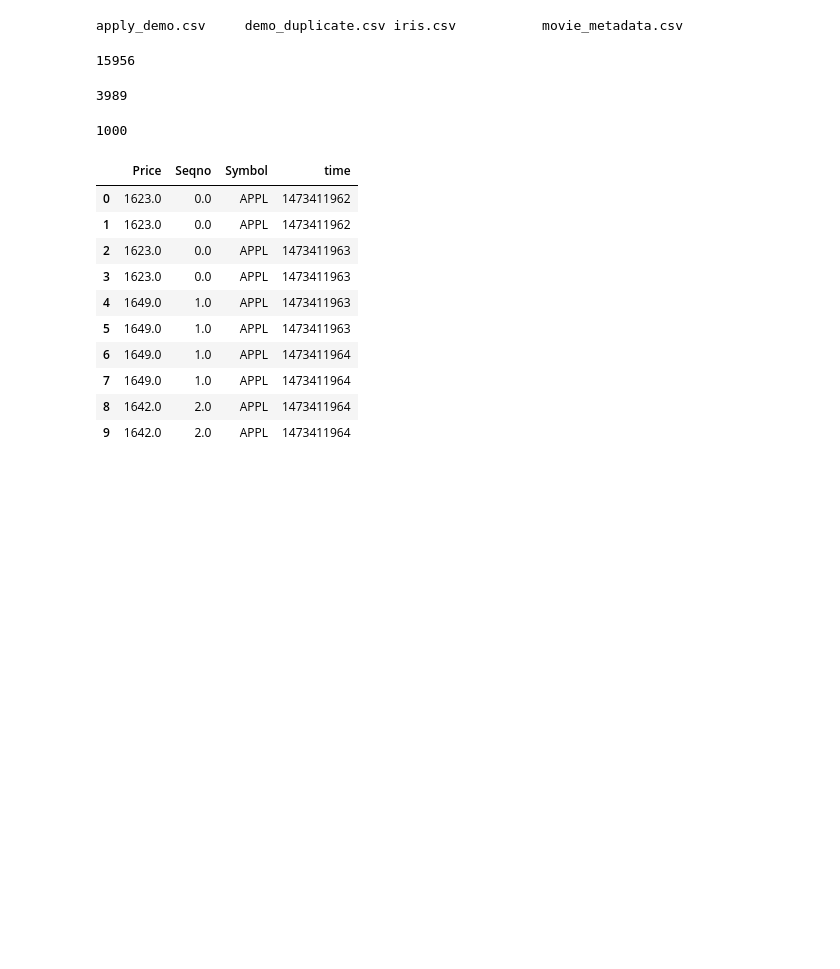
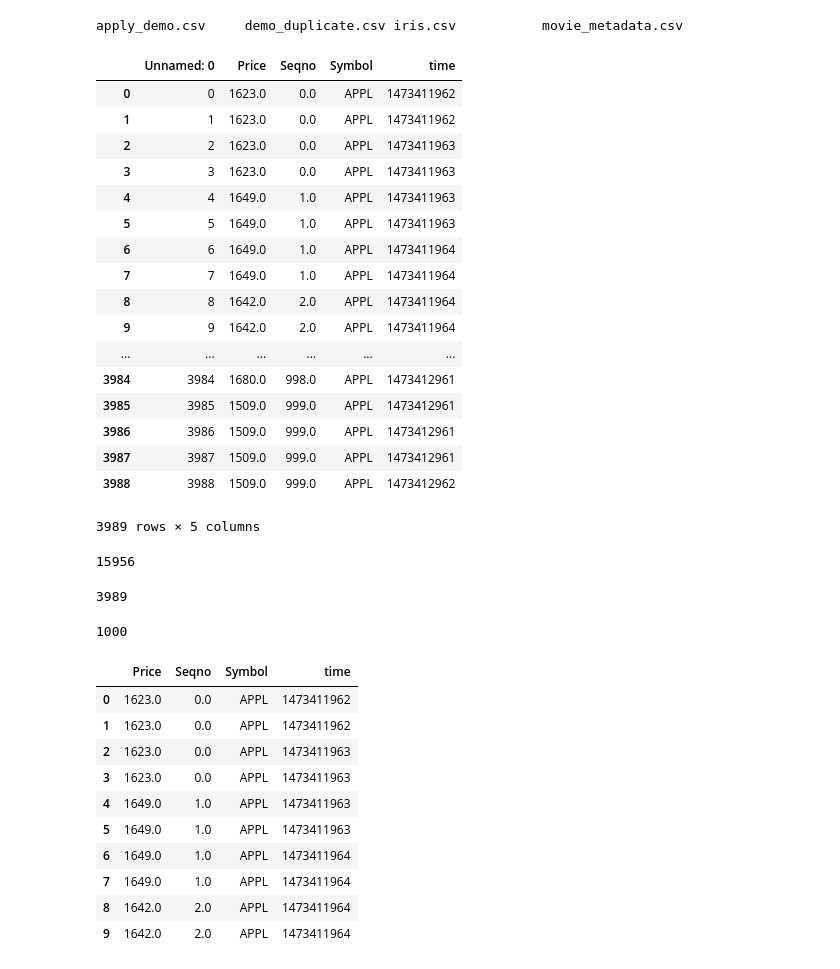
Before and after one commit to zxfrocket/AI_DEMO, a Jupyter notebook: o25mso/04-paly-with-data/通过去重进行数据清洗.ipynb, the cells around one changed output. Cells and saved outputs as stored; diff of their text form; code cells hidden in the pictures; blank space fills up the shorter version.

```diff
--- a/o25mso/04-paly-with-data/通过去重进行数据清洗.ipynb
+++ b/o25mso/04-paly-with-data/通过去重进行数据清洗.ipynb
@@ -8,6 +8,26 @@ from pandas import Series, DataFrame
 apply_demo.csv     demo_duplicate.csv iris.csv           movie_metadata.csv
 # %%
 df = pd.read_csv('../homework/demo_duplicate.csv')
+df
+# %% [output]
+|  | Unnamed: 0 | Price | Seqno | Symbol | time |
+| 0 | 0 | 1623.0 | 0.0 | APPL | 1473411962 |
+| 1 | 1 | 1623.0 | 0.0 | APPL | 1473411962 |
+| 2 | 2 | 1623.0 | 0.0 | APPL | 1473411963 |
+| 3 | 3 | 1623.0 | 0.0 | APPL | 1473411963 |
+| 4 | 4 | 1649.0 | 1.0 | APPL | 1473411963 |
+| 5 | 5 | 1649.0 | 1.0 | APPL | 1473411963 |
+| 6 | 6 | 1649.0 | 1.0 | APPL | 1473411964 |
+| 7 | 7 | 1649.0 | 1.0 | APPL | 1473411964 |
+| 8 | 8 | 1642.0 | 2.0 | APPL | 1473411964 |
+| 9 | 9 | 1642.0 | 2.0 | APPL | 1473411964 |
+| ... | ... | ... | ... | ... | ... |
+| 3984 | 3984 | 1680.0 | 998.0 | APPL | 1473412961 |
+| 3985 | 3985 | 1509.0 | 999.0 | APPL | 1473412961 |
+| 3986 | 3986 | 1509.0 | 999.0 | APPL | 1473412961 |
+| 3987 | 3987 | 1509.0 | 999.0 | APPL | 1473412961 |
+| 3988 | 3988 | 1509.0 | 999.0 | APPL | 1473412962 |
+3989 rows × 5 columns
 # %%
 del df['Unnamed: 0']
 # %%
```
Also changed, not shown: parts of 1 cell of this notebook, 11 other files.
